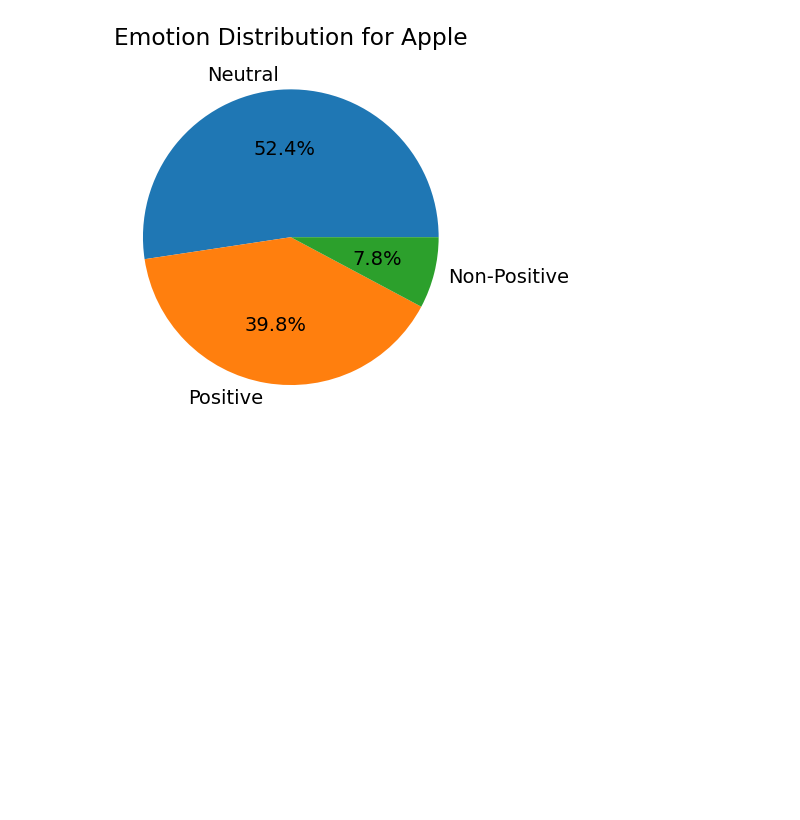
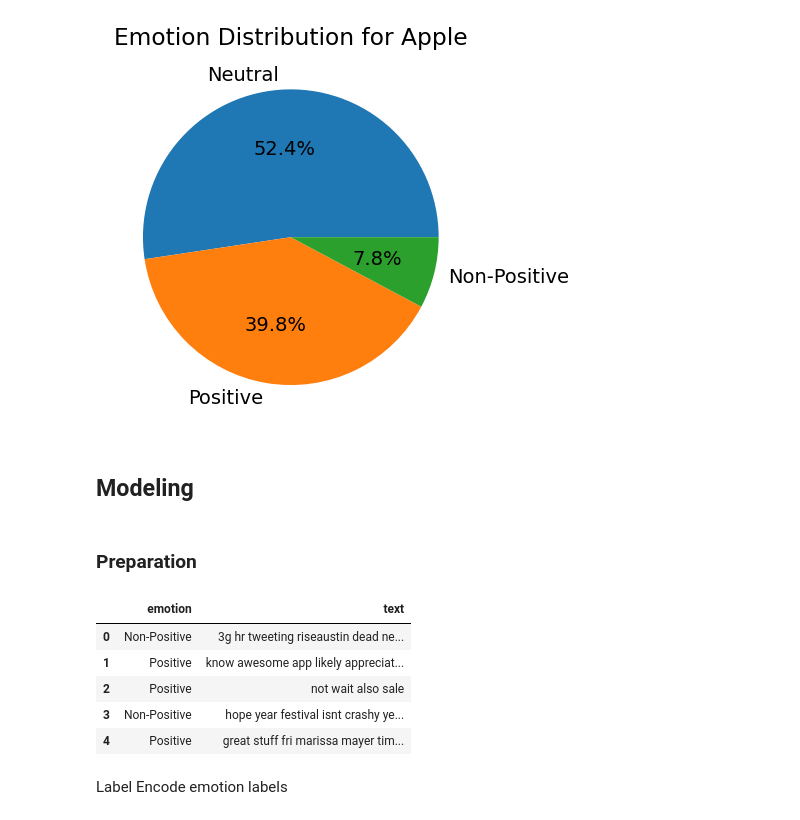
Before and after one commit to bizzfuzz/dsc-phase-4-project, a Jupyter notebook: Tweet.ipynb, the cells around one changed output. Saved outputs shown, nothing was run; the diff lists cells and outputs as text; code cells hidden in the pictures; blank space fills up the shorter version.

```diff
--- a/Tweet.ipynb
+++ b/Tweet.ipynb
@@ -561,3 +561,37 @@ plt.show()
 # %% [output]
 [figure]
 [figure]
+# %% [markdown]
+## Modeling
+# %% [markdown]
+### Preparation
+# %%
+from sklearn.calibration import LabelEncoder
+from sklearn.preprocessing import OneHotEncoder
+from sklearn.feature_extraction.text import TfidfVectorizer
+from sklearn.pipeline import Pipeline
+from sklearn.naive_bayes import MultinomialNB
+from sklearn.model_selection import train_test_split
+from sklearn.naive_bayes import MultinomialNB
+from sklearn.metrics import classification_report
+from sklearn.metrics import confusion_matrix
+import seaborn as sns
+
+
+model_df = df.copy()
+#converting token lists to a string
+model_df['text_str'] = model_df['text'].apply(lambda tokens: ' '.join(tokens))
+#drop brand and text columns
+model_df.drop(['brand', 'text'], axis=1, inplace=True)
+model_df.rename(columns={'text_str':'text'}, inplace=True)
+
+model_df.head()
+# %% [output]
+|  | emotion | text |
+| 0 | Non-Positive | 3g hr tweeting riseaustin dead ne... |
+| 1 | Positive | know awesome app likely appreciat... |
+| 2 | Positive | not wait also sale |
+| 3 | Non-Positive | hope year festival isnt crashy ye... |
+| 4 | Positive | great stuff fri marissa mayer tim... |
+# %% [markdown]
+Label Encode emotion labels
```
Also changed, not shown: parts of 9 cells of this notebook.
